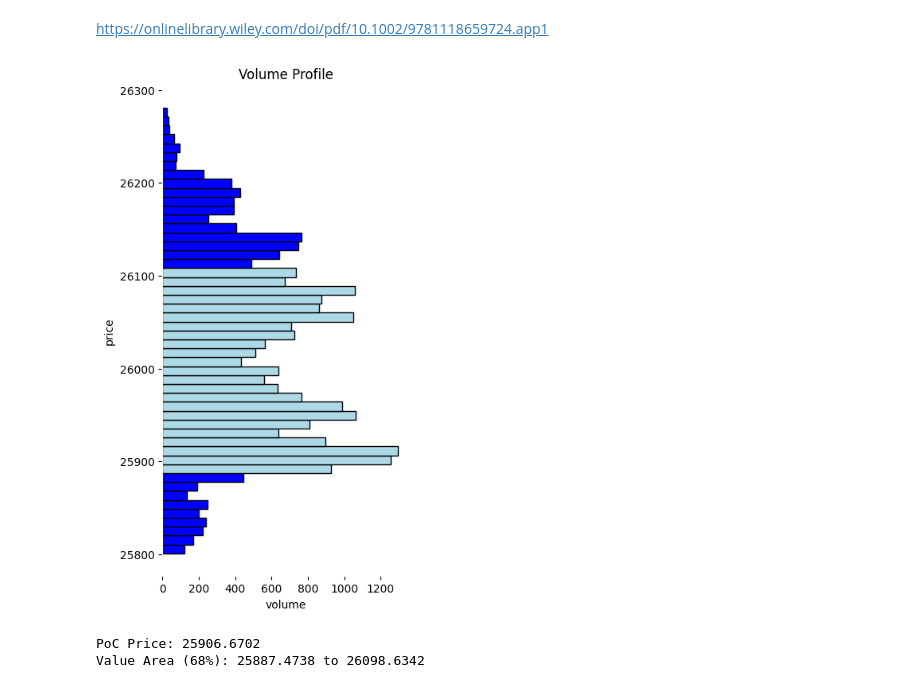
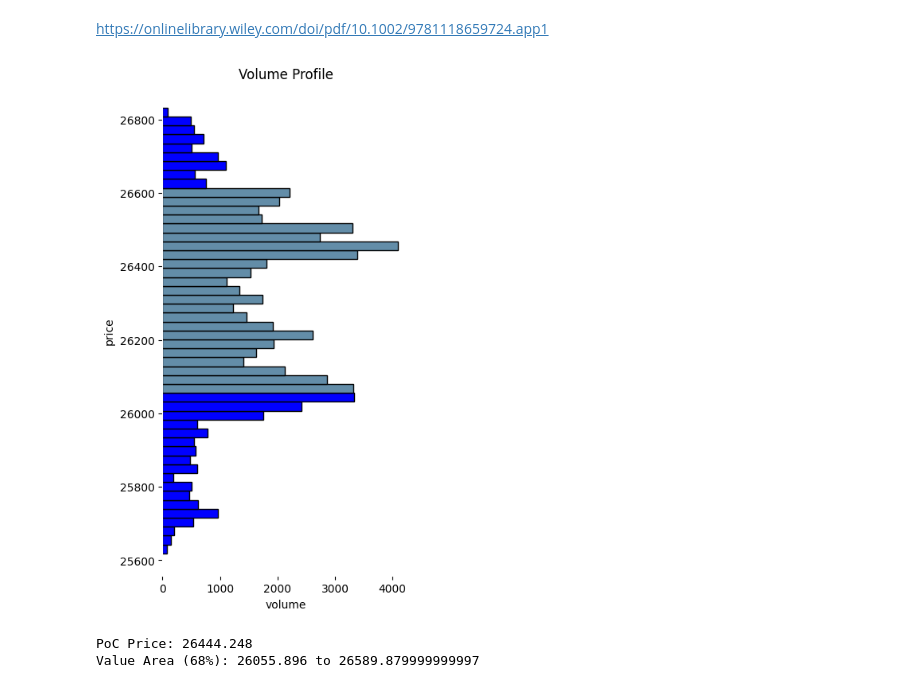
Before and after one commit to Arctek/volprofile, a Jupyter notebook: vol-profile/volprofilenotebook.ipynb, the cells around one changed output. Drawn from its saved outputs; the diff is of its cells as text; code cells hidden in the pictures.

Commit message:
getting started and notebook custom path

```diff
--- a/vol-profile/volprofilenotebook.ipynb
+++ b/vol-profile/volprofilenotebook.ipynb
@@ -5,7 +5,10 @@ import matplotlib.pyplot as plt
 from zipfile import ZipFile
 # %%
 #https://dev.binance.vision/t/aggtrades-retrieving-data-over-a-date-range/14050/10
-df = pd.read_csv(ZipFile("../data-storage/spot/daily/aggTrades/BTCUSDT/2023-08-01_2023-08-20/BTCUSDT-aggTrades-2023-08-19.zip").open("BTCUSDT-aggTrades-2023-08-19.csv"), names=["aggregated_id","price","quantity","first_trade_id","last_trade_id","last_timestamp","is_buyer_maker","is_best_match"])
+
+#df = pd.read_csv(ZipFile("YOUR_PATH_TO_DATA").open("DATA_INSIDE_ZIP.csv"), names=["aggregated_id","price","quantity","first_trade_id","last_trade_id","last_timestamp","is_buyer_maker","is_best_match"])
+
+df = pd.read_csv(ZipFile("../data-storage/spot/daily/aggTrades/BTCUSDT/2023-08-01_2023-08-21/BTCUSDT-aggTrades-2023-08-18.zip").open("BTCUSDT-aggTrades-2023-08-18.csv"), names=["aggregated_id","price","quantity","first_trade_id","last_trade_id","last_timestamp","is_buyer_maker","is_best_match"])
 # %%
 df
 # %% [output]
@@ -52,7 +55,7 @@ def create_volume_profile_ticks(data, num_bins):
     return bins[:-1], volume_profile
 
 def plot_volume_profile(bins, volume_profile, value_area_low, value_area_high):
-    colors = ['lightblue' if bins[i] >= value_area_low and bins[i] <= value_area_high else 'b' for i in range(len(bins))]
+    colors = ['#638da8' if bins[i] >= value_area_low and bins[i] <= value_area_high else 'b' for i in range(len(bins))]
     fig,ax = plt.subplots(figsize=(4,8))
     plt.barh(bins, volume_profile, height=(bins[1]-bins[0]), align='edge', ec='black', color=colors)
     plt.rcParams['axes.edgecolor'] = 'white'
@@ -111,33 +114,33 @@ bins, volume_profile = create_volume_profile_ticks(df.copy(), num_bins)
 
 data = {
     'bins': bins,
     'volume_profile': volume_profile
 }
 
 # Create a DataFrame from the dictionary
 df_vol = pd.DataFrame(data)
 
 df_sorted = df_vol.sort_values(by='volume_profile', ascending=False)
 
 df_sorted['cumulative_volume'] = df_sorted['volume_profile'].cumsum()
 
 total_sum = df_sorted['volume_profile'].sum()
 
 df_sorted['percentage'] = (df_sorted['volume_profile'] / total_sum) * 100
 
 # Calculate the Point of Control
 point_of_control = df_sorted.loc[df_sorted['volume_profile'].idxmax(), 'bins']
 
 # Calculate the Value Area (using the function with dual bins)
 percentage = 68
 value_area_low, value_area_high = calculate_value_area_with_highest_dual_bins(bins, volume_profile, percentage)
 
 # Plot volume profile with Value Area
 plot_volume_profile(bins, volume_profile, value_area_low, value_area_high)
 
 print(f"PoC Price: {point_of_control}")
 print(f"Value Area (68%): {value_area_low} to {value_area_high}")
 # %% [output]
-[figure, old version]
+[figure, new version]
-PoC Price: 25906.6702
-Value Area (68%): 25887.4738 to 26098.6342
+PoC Price: 26444.248
+Value Area (68%): 26055.896 to 26589.879999999997
```
Also changed, not shown: parts of 1 cell of this notebook, 1 other file.
